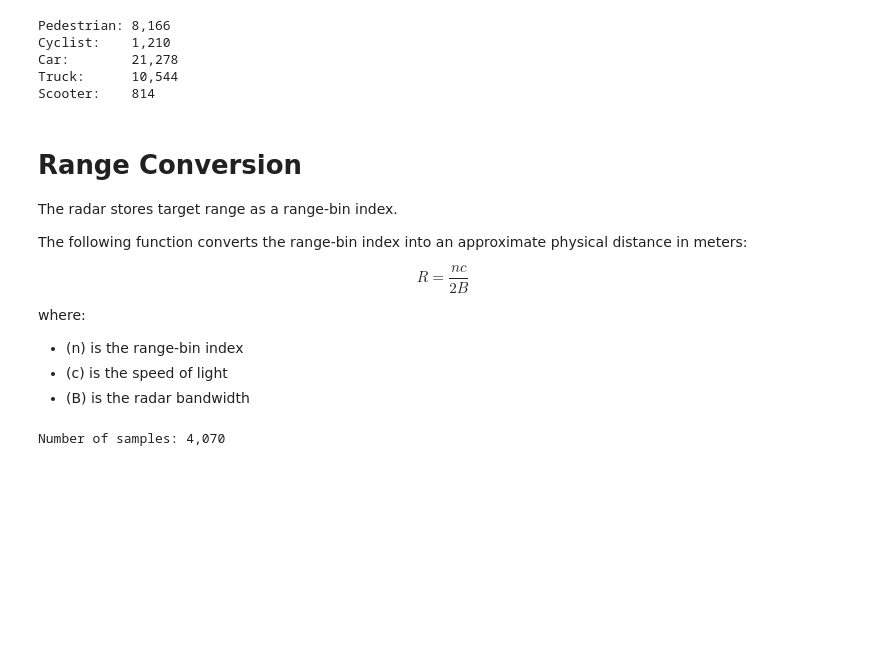
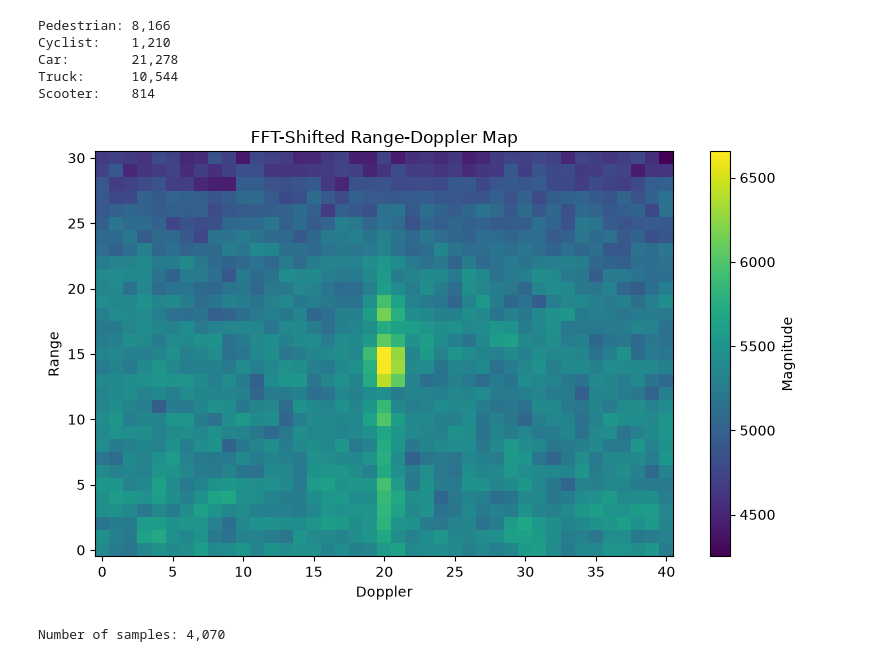
Before and after one commit to rajab-m/radar-object-classification, a Jupyter notebook: radar_object_classification.ipynb, the cells around one changed output. Saved outputs shown, nothing was run; the diff lists cells and outputs as text; code cells hidden in the pictures; blank space fills up the shorter version.

```diff
--- a/radar_object_classification.ipynb
+++ b/radar_object_classification.ipynb
@@ -221,19 +125,3 @@ Cyclist:    1,210
 Car:        21,278
 Truck:      10,544
 Scooter:    814
-# %% [markdown]
-# Range Conversion
-
-The radar stores target range as a range-bin index.
-
-The following function converts the range-bin index into an approximate physical distance in meters:
-
-$$
-R = \frac{n c}{2B}
-$$
-
-where:
-
-* \(n\) is the range-bin index
-* \(c\) is the speed of light
-* \(B\) is the radar bandwidth
@@ -302,0 +128,21 @@ else:
+# %%
+import matplotlib.pyplot as plt
+
+plt.figure(figsize=(8, 5))
+
+plt.imshow(
+    all_car_data[15][0][0],
+    aspect="auto",
+    cmap="viridis",
+    origin="lower",
+)
+
+plt.colorbar(label="Magnitude")
+plt.title("FFT-Shifted Range-Doppler Map")
+plt.xlabel("Doppler")
+plt.ylabel("Range")
+
+plt.tight_layout()
+plt.show()
+# %% [output]
+[figure, new version]
```
Also changed, not shown: parts of 29 cells of this notebook.
